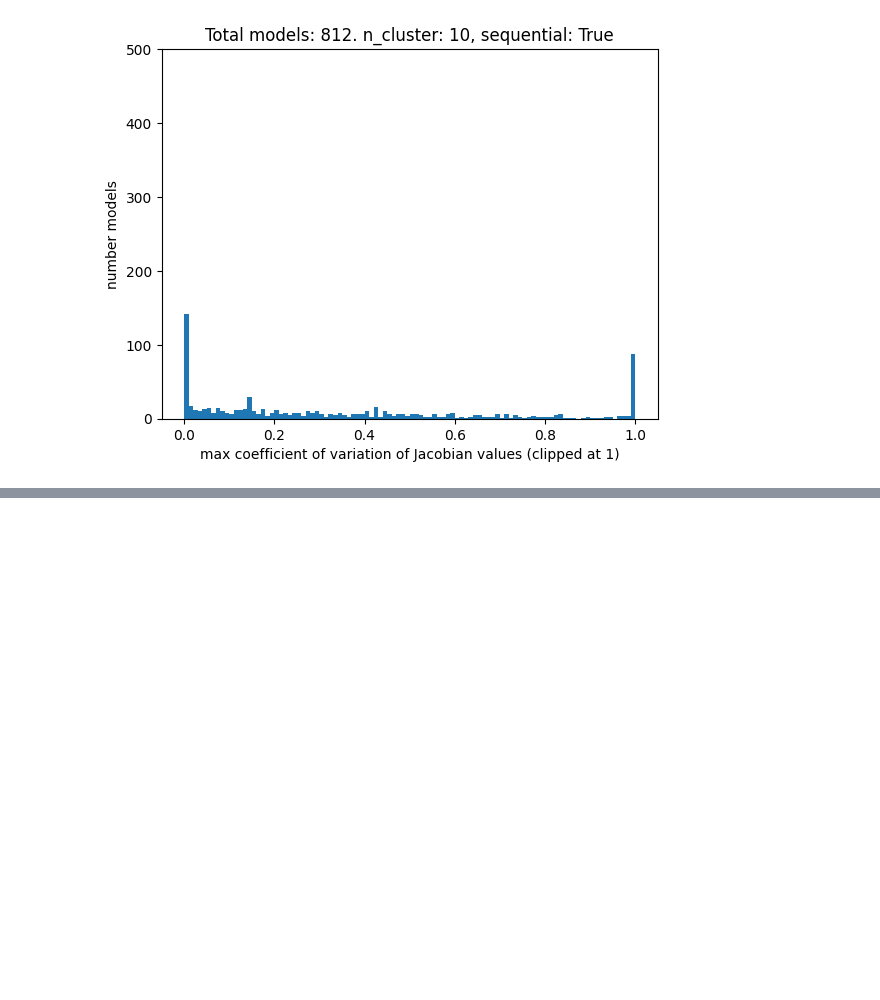
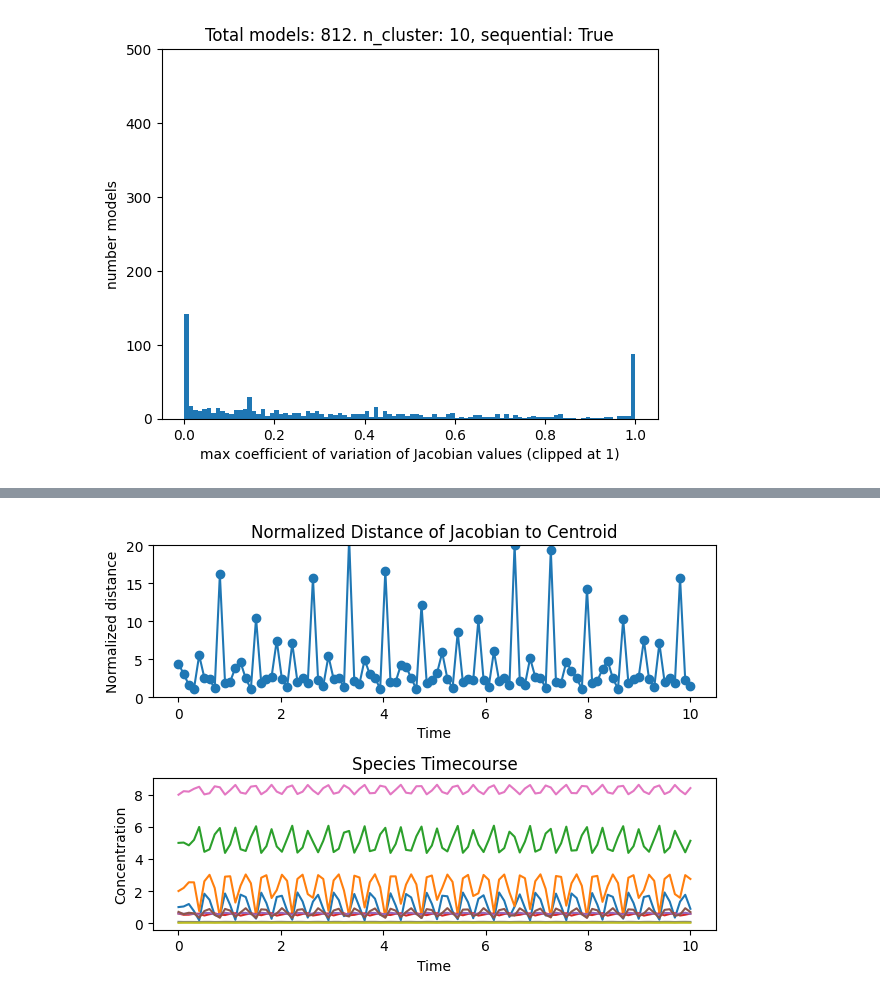
Before and after one commit to ModelEngineering/model_linearity_analysis, a Jupyter notebook: notebooks/jacobian_stationarity.ipynb, the cells around one changed output, grey strips where cells are left out. Cells and saved outputs as stored; diff of their text form; code cells hidden in the pictures; blank space fills up the shorter version.

```diff
--- a/notebooks/jacobian_stationarity.ipynb
+++ b/notebooks/jacobian_stationarity.ipynb
@@ -74,0 +124,4 @@ ser = plotCluster(n_cluster=10, is_sequential=True)
+# %%
+plotAnalysis(206, 10, ylim=(0, 20))
+# %% [output]
+[figure, added]
```
Also changed, not shown: parts of 8 cells of this notebook, 9 other files.
